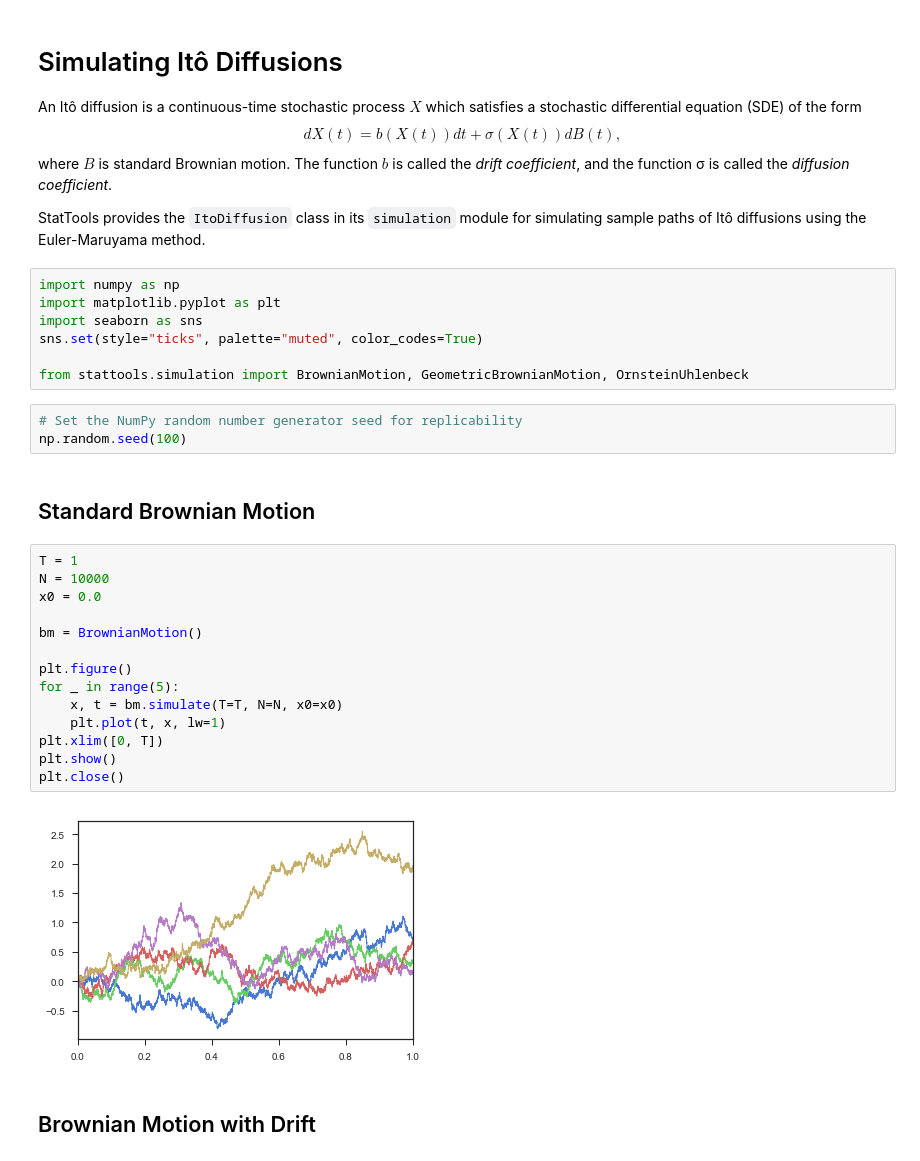
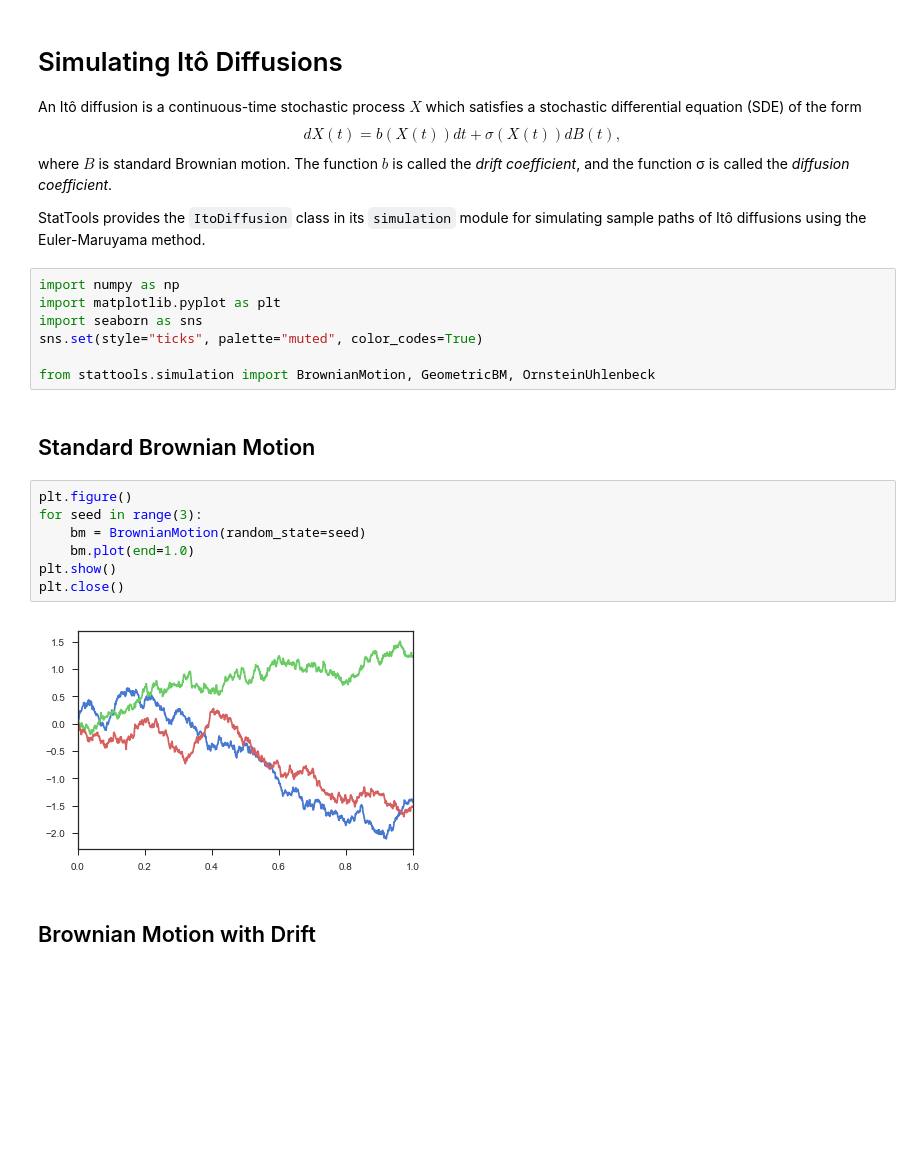
Before and after one commit to artemmavrin/StatTools, a Jupyter notebook: examples/Ito Diffusions.ipynb, the cells around one changed output. Saved outputs shown, nothing was run; the diff lists cells and outputs as text; blank space fills up the shorter version.

Commit message:
Reimplemented Itô diffusion simulation

```diff
--- a/examples/Ito Diffusions.ipynb
+++ b/examples/Ito Diffusions.ipynb
@@ -15,27 +15,17 @@ import matplotlib.pyplot as plt
 import seaborn as sns
 sns.set(style="ticks", palette="muted", color_codes=True)
 
-from stattools.simulation import BrownianMotion, GeometricBrownianMotion, OrnsteinUhlenbeck
+from stattools.simulation import BrownianMotion, GeometricBM, OrnsteinUhlenbeck
-# %%
-# Set the NumPy random number generator seed for replicability
-np.random.seed(100)
 # %% [markdown]
 ## Standard Brownian Motion
-# %%
-T = 1
-N = 10000
-x0 = 0.0
-
-bm = BrownianMotion()
-
-plt.figure()
-for _ in range(5):
-    x, t = bm.simulate(T=T, N=N, x0=x0)
-    plt.plot(t, x, lw=1)
-plt.xlim([0, T])
-plt.show()
-plt.close()
-# %% [output]
-[figure, removed]
+# %%
+plt.figure()
+for seed in range(3):
+    bm = BrownianMotion(random_state=seed)
+    bm.plot(end=1.0)
+plt.show()
+plt.close()
+# %% [output]
+[figure, added]
 # %% [markdown]
 ## Brownian Motion with Drift
```
Also changed, not shown: parts of 6 cells of this notebook, 2 other files.
